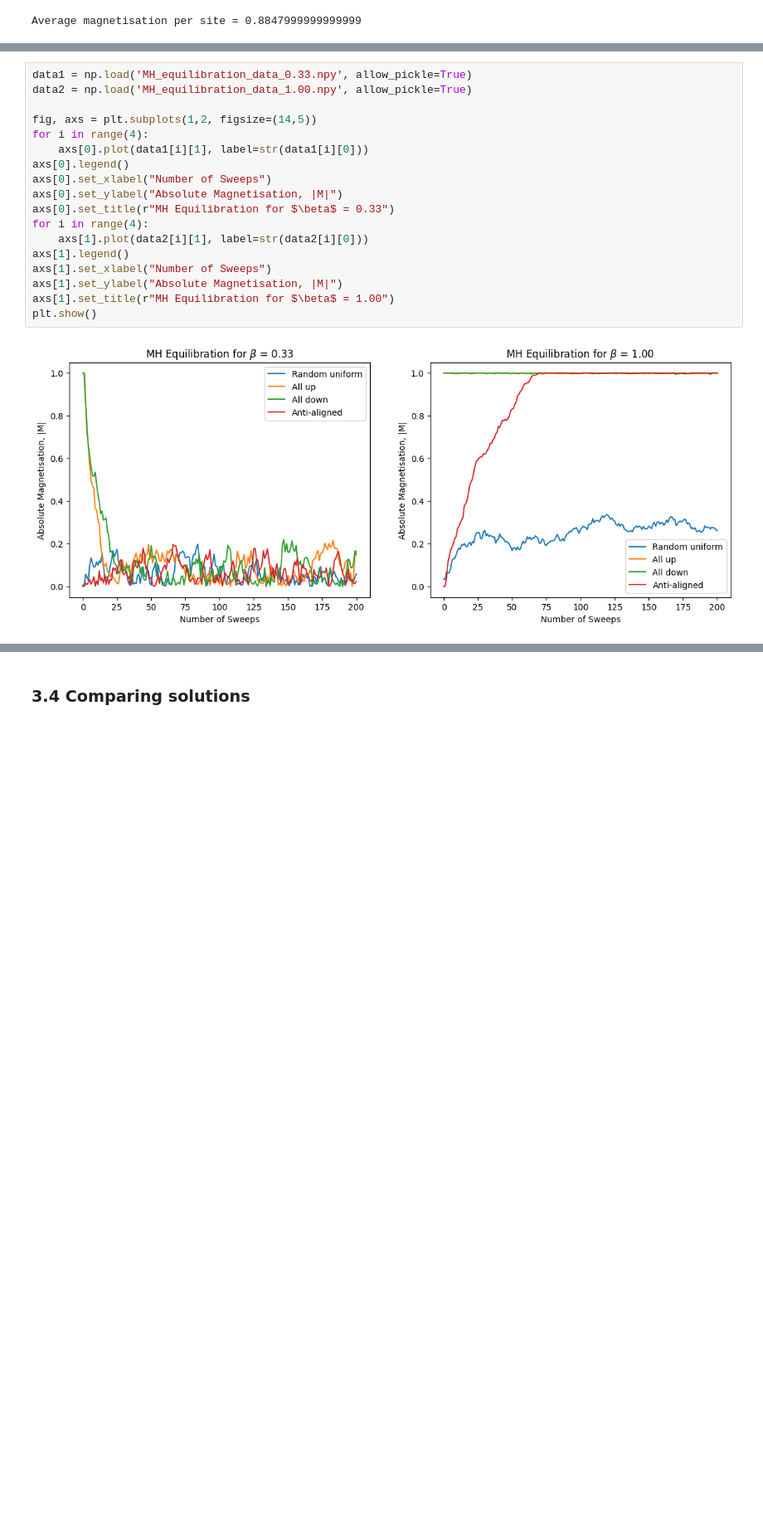
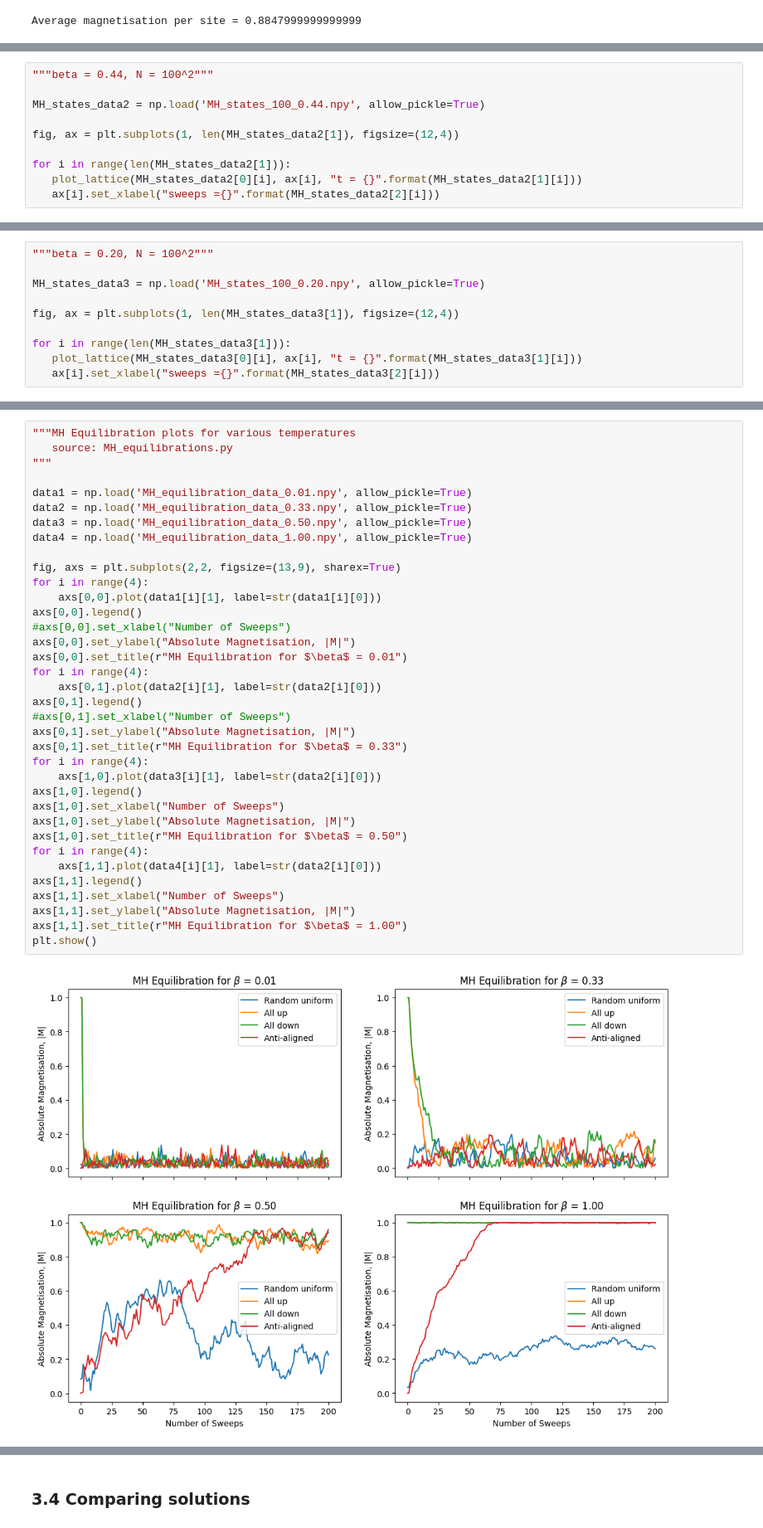
Before and after one commit to tdeng455/Part-II-Computational-Physics-Project, a Jupyter notebook: workbook.ipynb, the cells around one changed output, grey strips where cells are left out. Shown at 83% size. Saved outputs shown, nothing was run; the diff lists cells and outputs as text; blank space fills up the shorter version.

```diff
--- a/workbook.ipynb
+++ b/workbook.ipynb
@@ -228,0 +239,10 @@ Average magnetisation per site = 0.8847999999999999
+# %%
+"""beta = 0.44, N = 100^2"""
+
+MH_states_data2 = np.load('MH_states_100_0.44.npy', allow_pickle=True)
+
+fig, ax = plt.subplots(1, len(MH_states_data2[1]), figsize=(12,4))
+
+for i in range(len(MH_states_data2[1])):
+   plot_lattice(MH_states_data2[0][i], ax[i], "t = {}".format(MH_states_data2[1][i]))
+   ax[i].set_xlabel("sweeps ={}".format(MH_states_data2[2][i]))
@@ -228,0 +251,10 @@ Average magnetisation per site = 0.8847999999999999
+# %%
+"""beta = 0.20, N = 100^2"""
+
+MH_states_data3 = np.load('MH_states_100_0.20.npy', allow_pickle=True)
+
+fig, ax = plt.subplots(1, len(MH_states_data3[1]), figsize=(12,4))
+
+for i in range(len(MH_states_data3[1])):
+   plot_lattice(MH_states_data3[0][i], ax[i], "t = {}".format(MH_states_data3[1][i]))
+   ax[i].set_xlabel("sweeps ={}".format(MH_states_data3[2][i]))
@@ -233,20 +267,38 @@ It clearly takes at a computationally significant number of sweeps in the Markov
 # %%
-data1 = np.load('MH_equilibration_data_0.33.npy', allow_pickle=True)
-data2 = np.load('MH_equilibration_data_1.00.npy', allow_pickle=True)
+"""MH Equilibration plots for various temperatures
+   source: MH_equilibrations.py
+"""
 
-fig, axs = plt.subplots(1,2, figsize=(14,5))
+data1 = np.load('MH_equilibration_data_0.01.npy', allow_pickle=True)
+data2 = np.load('MH_equilibration_data_0.33.npy', allow_pickle=True)
+data3 = np.load('MH_equilibration_data_0.50.npy', allow_pickle=True)
+data4 = np.load('MH_equilibration_data_1.00.npy', allow_pickle=True)
+
+fig, axs = plt.subplots(2,2, figsize=(13,9), sharex=True)
 for i in range(4):
-    axs[0].plot(data1[i][1], label=str(data1[i][0]))
-axs[0].legend()
-axs[0].set_xlabel("Number of Sweeps")
-axs[0].set_ylabel("Absolute Magnetisation, |M|")
-axs[0].set_title(r"MH Equilibration for $\beta$ = 0.33")
+    axs[0,0].plot(data1[i][1], label=str(data1[i][0]))
+axs[0,0].legend()
+#axs[0,0].set_xlabel("Number of Sweeps")
+axs[0,0].set_ylabel("Absolute Magnetisation, |M|")
+axs[0,0].set_title(r"MH Equilibration for $\beta$ = 0.01")
 for i in range(4):
-    axs[1].plot(data2[i][1], label=str(data2[i][0]))
-axs[1].legend()
-axs[1].set_xlabel("Number of Sweeps")
-axs[1].set_ylabel("Absolute Magnetisation, |M|")
-axs[1].set_title(r"MH Equilibration for $\beta$ = 1.00")
+    axs[0,1].plot(data2[i][1], label=str(data2[i][0]))
+axs[0,1].legend()
+#axs[0,1].set_xlabel("Number of Sweeps")
+axs[0,1].set_ylabel("Absolute Magnetisation, |M|")
+axs[0,1].set_title(r"MH Equilibration for $\beta$ = 0.33")
+for i in range(4):
+    axs[1,0].plot(data3[i][1], label=str(data2[i][0]))
+axs[1,0].legend()
+axs[1,0].set_xlabel("Number of Sweeps")
+axs[1,0].set_ylabel("Absolute Magnetisation, |M|")
+axs[1,0].set_title(r"MH Equilibration for $\beta$ = 0.50")
+for i in range(4):
+    axs[1,1].plot(data4[i][1], label=str(data2[i][0]))
+axs[1,1].legend()
+axs[1,1].set_xlabel("Number of Sweeps")
+axs[1,1].set_ylabel("Absolute Magnetisation, |M|")
+axs[1,1].set_title(r"MH Equilibration for $\beta$ = 1.00")
 plt.show()
 # %% [output]
-[figure, old version]
+[figure, new version]
```
Also changed, not shown: parts of 29 cells of this notebook.
